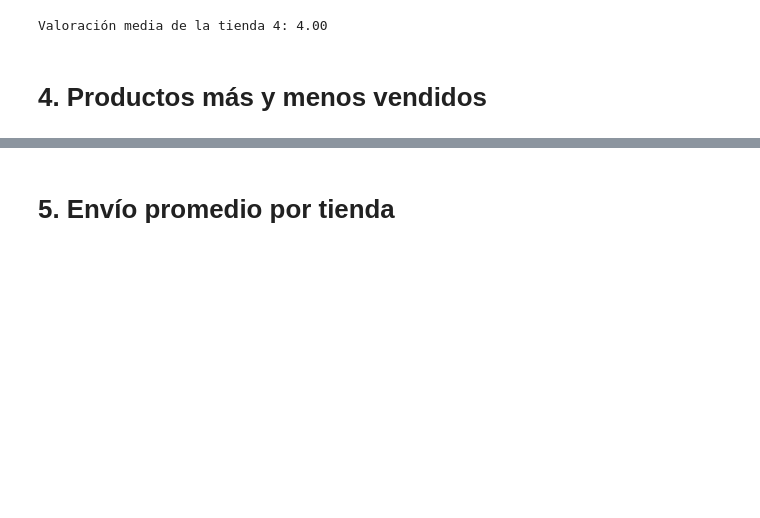
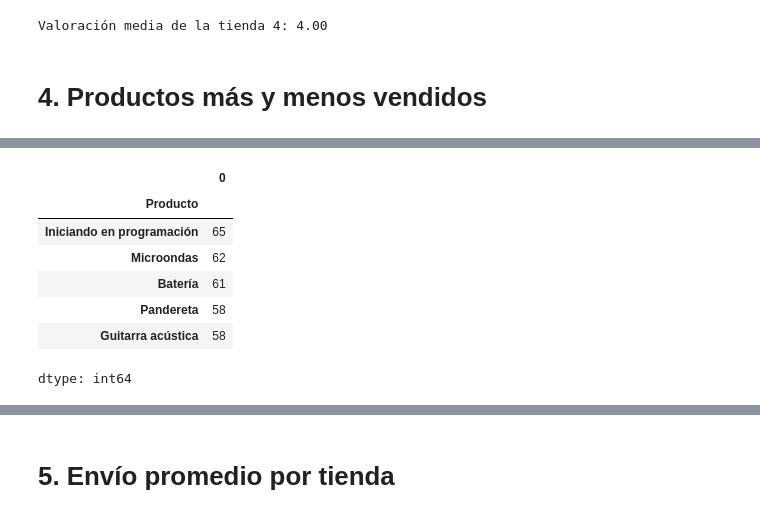
Before and after one commit to MiguelVR9/challenge-python-DS-alura, a Jupyter notebook: AluraStoreLatam.ipynb, the cells around one changed output, grey strips where cells are left out. Cells and saved outputs as stored; diff of their text form; code cells hidden in the pictures; blank space fills up the shorter version.

```diff
--- a/AluraStoreLatam.ipynb
+++ b/AluraStoreLatam.ipynb
@@ -210,0 +242,15 @@ Valoración media de la tienda 4: 4.00
+# %%
+#Cantidad de ventas por producto de la tienda 2
+ventas_productos_t2 = tienda2.groupby('Producto').size().sort_values(ascending=False)
+# %%
+#Top 5 productos más vendidos
+ventas_productos_t2.head(5)
+# %% [output]
+|  | 0 |
+| Producto |  |
+| Iniciando en programación | 65 |
+| Microondas | 62 |
+| Batería | 61 |
+| Pandereta | 58 |
+| Guitarra acústica | 58 |
+dtype: int64
```
Also changed, not shown: parts of 14 cells of this notebook.
